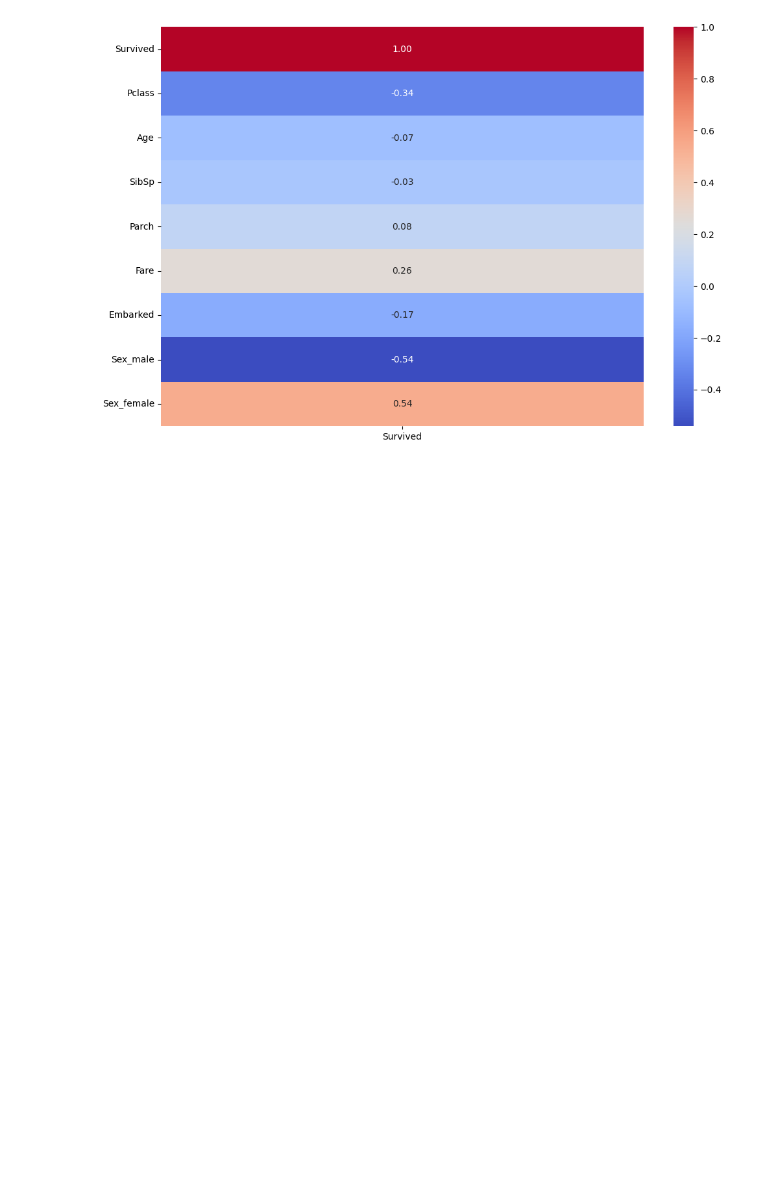
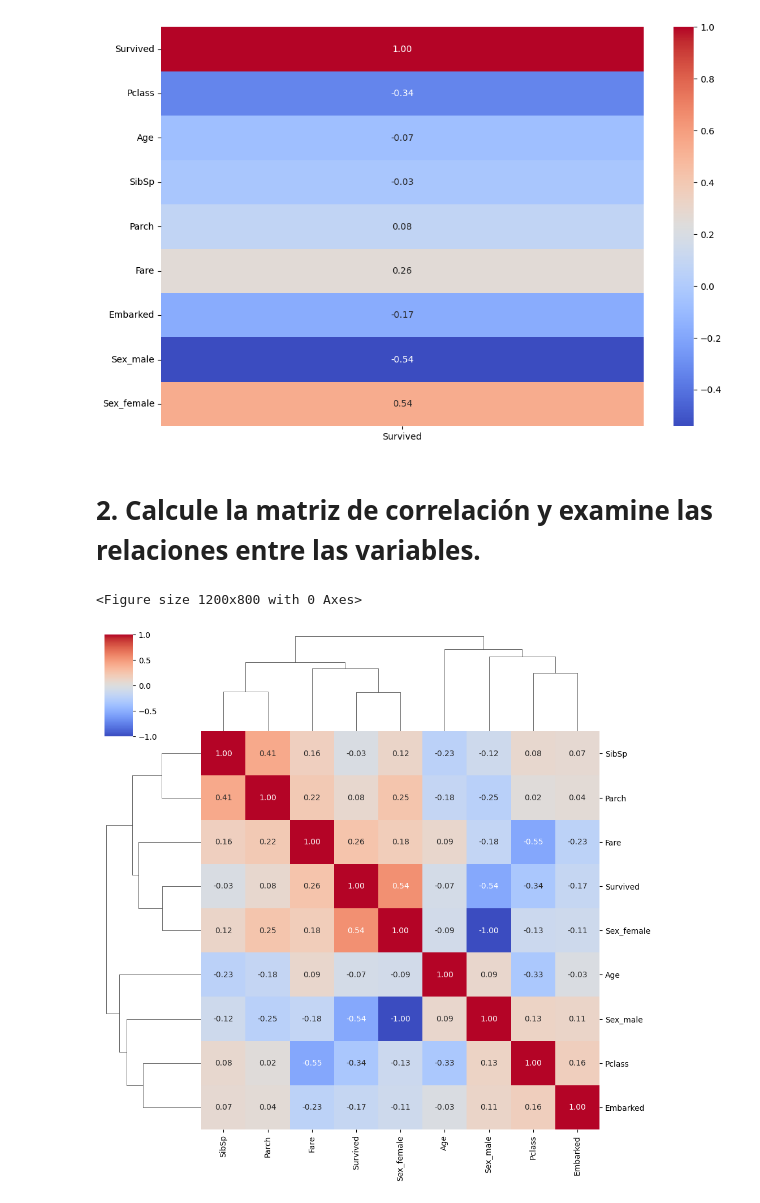
Before and after one commit to Josmar360/Analisis_Titanic, a Jupyter notebook: Fase_4_Correlacion_Datos.ipynb, the cells around one changed output. Cells and saved outputs as stored; diff of their text form; code cells hidden in the pictures; blank space fills up the shorter version.

Commit message:
Matriz de correlacion

```diff
--- a/Fase_4_Correlacion_Datos.ipynb
+++ b/Fase_4_Correlacion_Datos.ipynb
@@ -27,3 +27,23 @@ sns.heatmap(correlation_matrix[['Survived']], annot=True, cmap='coolwarm', fmt="
 plt.show()
 # %% [output]
 [figure]
+# %% [markdown]
+# 2.	Calcule la matriz de correlación y examine las relaciones entre las variables.
+# %%
+# Excluir las columnas no numéricas
+numeric_data = data.select_dtypes(include=['number'])
+
+# Agregar las columnas de sexo
+numeric_data['Sex_male'] = data['Sex_male']
+numeric_data['Sex_female'] = data['Sex_female']
+
+# Calcular la matriz de correlación
+correlation_matrix = numeric_data.corr()
+
+# Utilizar clustermap para visualizar la matriz de correlación de manera diferente
+plt.figure(figsize=(12, 8))
+sns.clustermap(correlation_matrix, annot=True, cmap='coolwarm', fmt=".2f")
+plt.show()
+# %% [output]
+<Figure size 1200x800 with 0 Axes>
+[figure, added]
```
Also changed, not shown: 1 other file.
